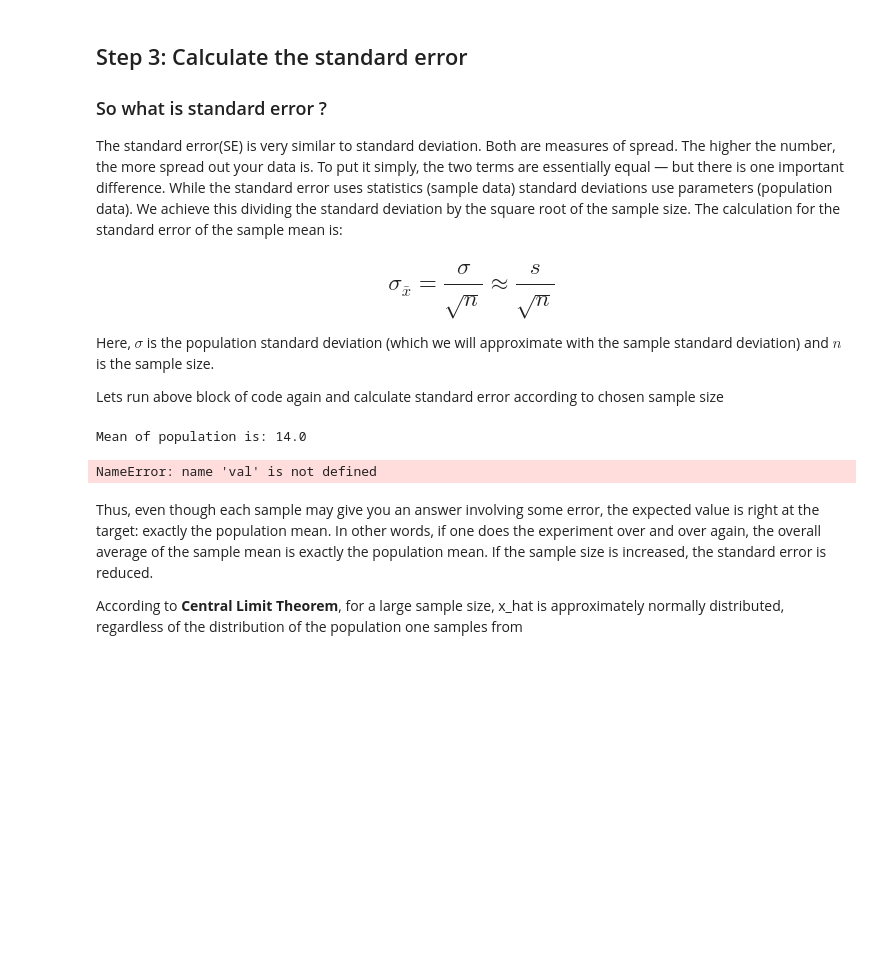
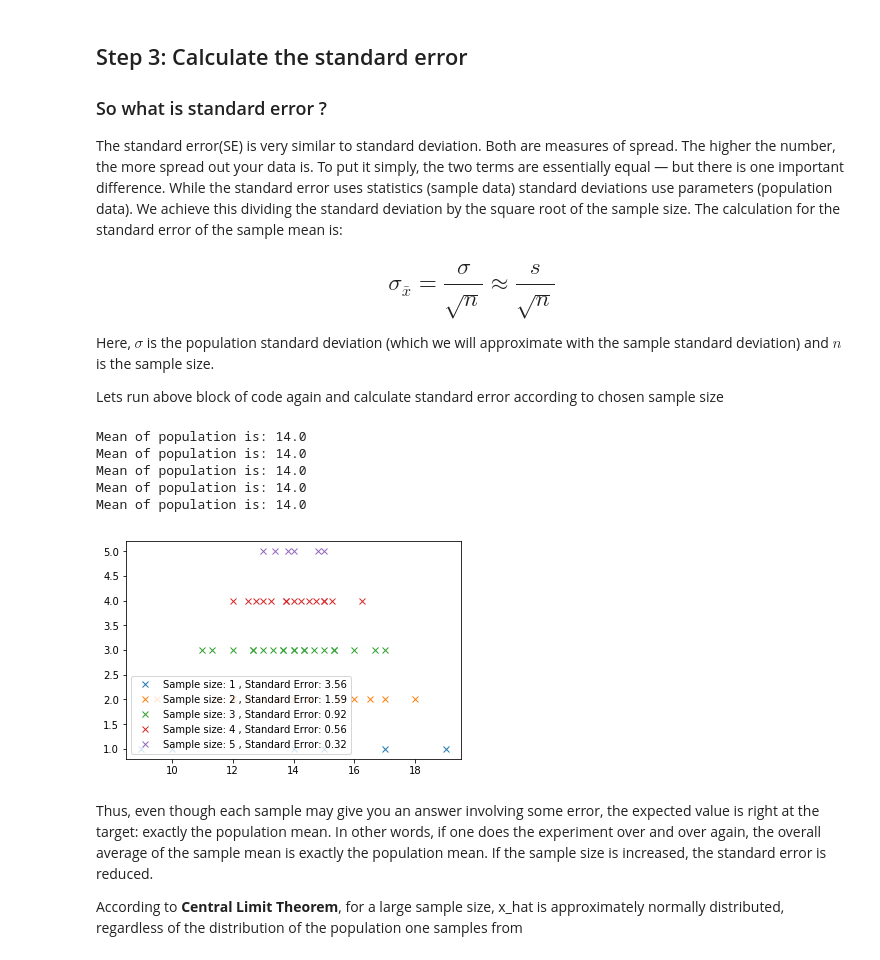
Before and after one commit to kevzha/dsc-2-19-14-sampling-statistics-nyc-ds-career-012819, a Jupyter notebook: index.ipynb, the cells around one changed output. Saved outputs shown, nothing was run; the diff lists cells and outputs as text; code cells hidden in the pictures; blank space fills up the shorter version.

```diff
--- a/index.ipynb
+++ b/index.ipynb
@@ -385,32 +385,36 @@ Lets run above block of code again and calculate standard error according to cho
 # %%
 
 # Create empty lists for storing sample means, combinations and standard error for each iteration
 means_list = []
 combs_list = []
 err_list = []
 # Create a for loop with changing sample sizes
 
 for n in range(1,6):
     combs_e, means_e = sample_means(n, pumpkin_dict)
 
     # Calculate combinations, means as earlier, append to relevant lists
     combs_list.append(combs_e)
     means_list.append(means_e)
 
 
     # Calculate and append the standard error by dividing sample means with square root of sample size
     err = round(np.std(means_e)/np.sqrt(n), 2)
     err_list.append(err)
 
 
     # Visualize sample spread and standard error values for each sample
 
-    plt.plot(means_e, np.zeros_like(means_e) + val, 'x', label ="Sample size: "+ str(n) + " , Standard Error: "+ str(err) )
+    plt.plot(means_e, np.zeros_like(means_e) +n , 'x', label ="Sample size: "+ str(n) + " , Standard Error: "+ str(err) )
     plt.legend()
 plt.show()
 # %% [output]
 Mean of population is: 14.0
+Mean of population is: 14.0
+Mean of population is: 14.0
+Mean of population is: 14.0
+Mean of population is: 14.0
-NameError: name 'val' is not defined
+[figure, added]
 # %% [markdown]
 Thus, even though each sample may give you an answer involving some error, the expected value is right at the target: exactly the population mean. In other words, if one does the experiment over and over again, the overall average of the sample mean is exactly the population mean. If the sample size is increased, the standard error is reduced.
 
```
